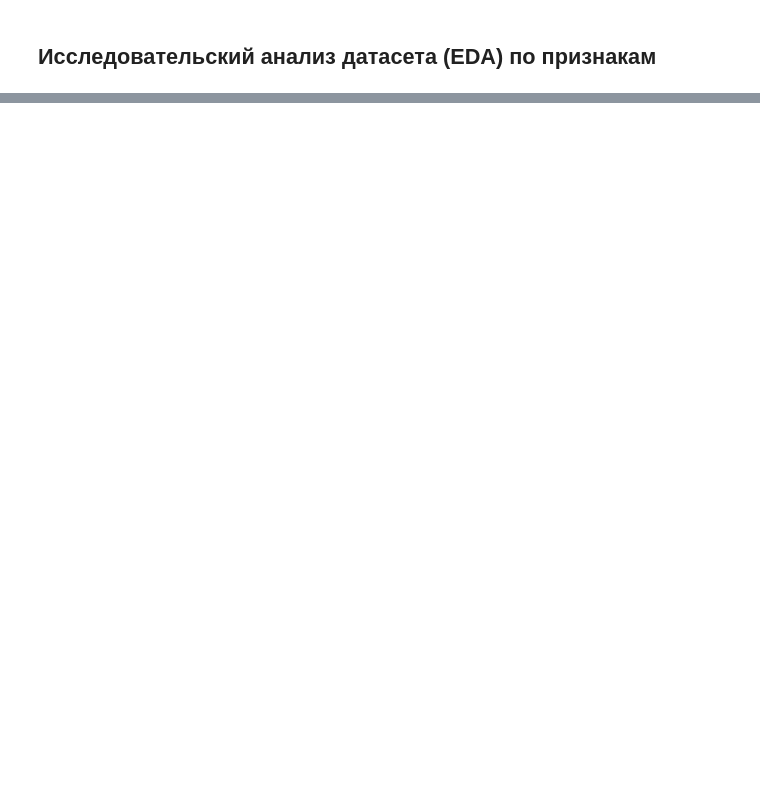
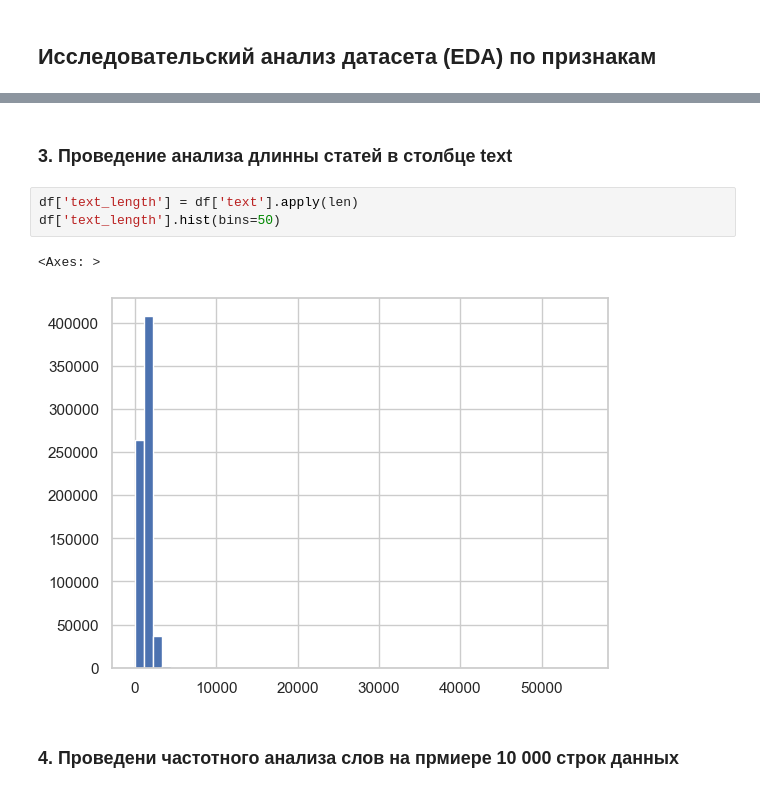
Before and after one commit to Dorkads/texterror-detect, a Jupyter notebook: notebooks/data-analysis.ipynb, the cells around one changed output, grey strips where cells are left out. Saved outputs shown, nothing was run; the diff lists cells and outputs as text; blank space fills up the shorter version.

```diff
--- a/notebooks/data-analysis.ipynb
+++ b/notebooks/data-analysis.ipynb
@@ -30,0 +71,10 @@ df['date'] = pd.to_datetime(df['date'])
+# %% [markdown]
+### 3. Проведение анализа длинны статей в столбце text
+# %%
+df['text_length'] = df['text'].apply(len)
+df['text_length'].hist(bins=50)
+# %% [output]
+<Axes: >
+[figure, added]
+# %% [markdown]
+### 4. Проведени частотного анализа слов на прмиере 10 000 строк данных
```
Also changed, not shown: parts of 15 cells of this notebook, 1 other file.
